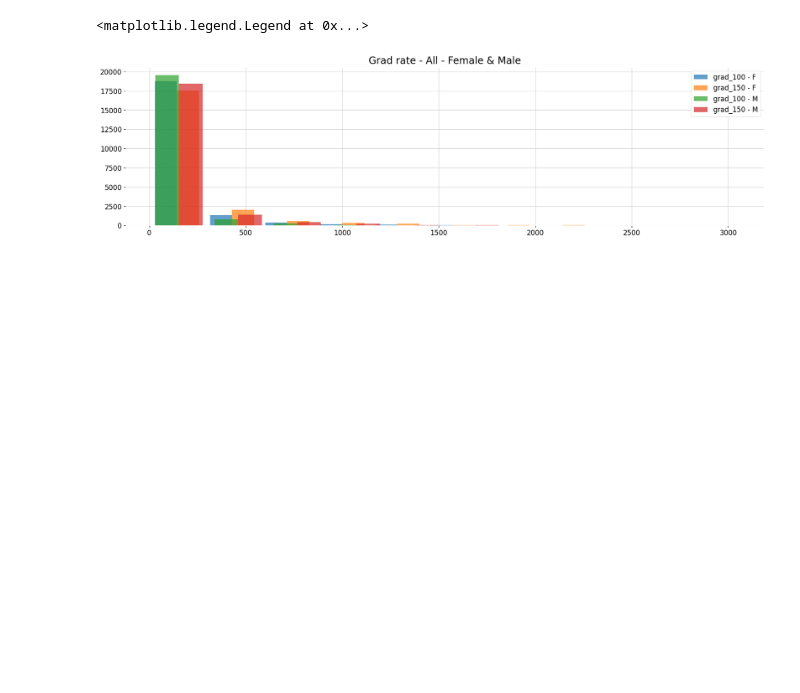
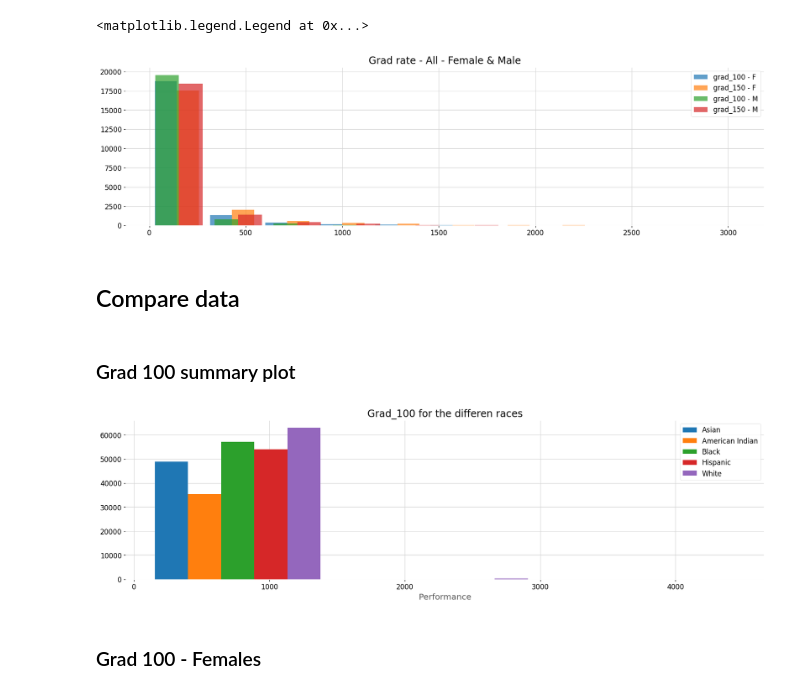
Before and after one commit to ezztherose/TIA-Scraping, a Jupyter notebook: notebooks/institution.ipynb, the cells around one changed output. Saved outputs shown, nothing was run; the diff lists cells and outputs as text; code cells hidden in the pictures; blank space fills up the shorter version.

Commit message:
new graphs of the grad's. in general, gender separate, and both gender in one

```diff
--- a/notebooks/institution.ipynb
+++ b/notebooks/institution.ipynb
@@ -840,3 +840,26 @@ plt.legend(names)
 # %% [output]
 <matplotlib.legend.Legend at 0x...>
 [figure]
+# %% [markdown]
+## Compare data
+# %% [markdown]
+### Grad 100 summary plot
+# %%
+lst_100_race = []
+lst_100_race.append(asian_grad['grad_100'])
+lst_100_race.append(ai_grad['grad_100'])
+lst_100_race.append(black_grad['grad_100'])
+lst_100_race.append(hispanic_grad['grad_100'])
+lst_100_race.append(white_grad['grad_100'])
+# %%
+fig, ax = plt.subplots()
+ax.hist(lst_100_race, bins=3)
+name_100 = ['Asian', 'American Indian', 'Black', 'Hispanic', 'White']
+ax.set_xlabel('Performance')
+ax.set_title('Grad_100 for the differen races')
+ax.legend(name_100)
+plt.show()
+# %% [output]
+[figure, added]
+# %% [markdown]
+### Grad 100 - Females
```
Also changed, not shown: parts of 20 cells of this notebook.
